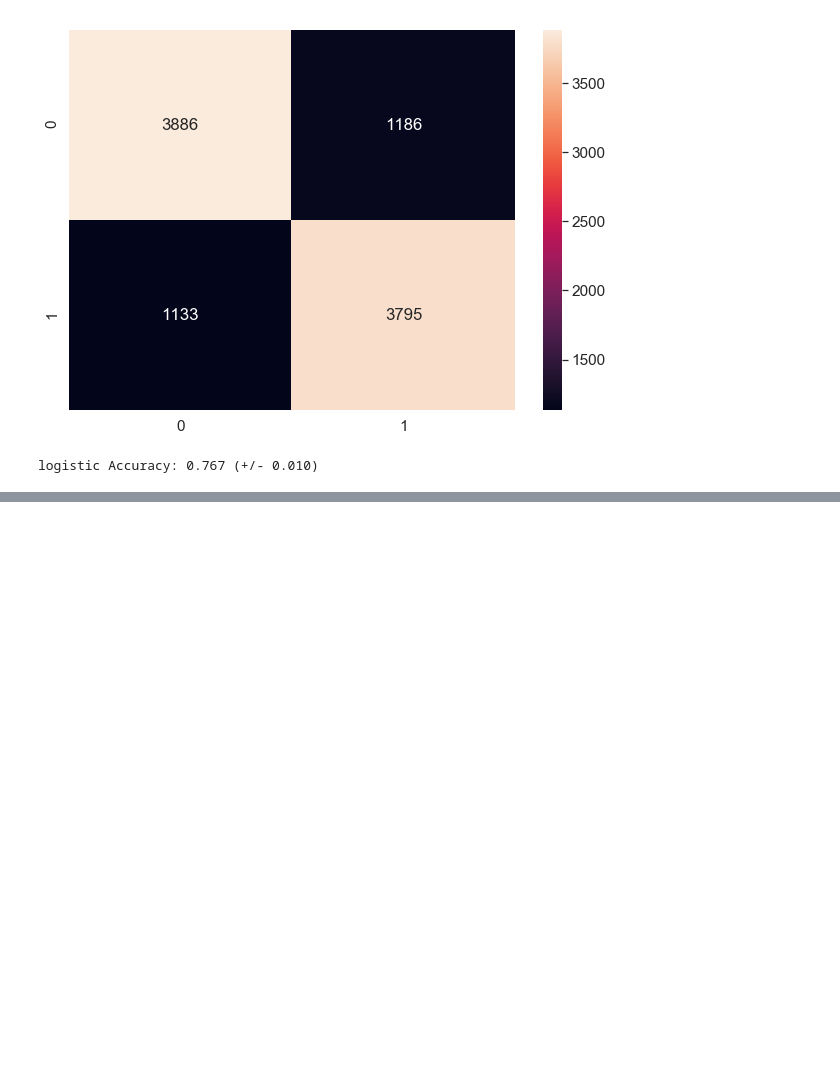
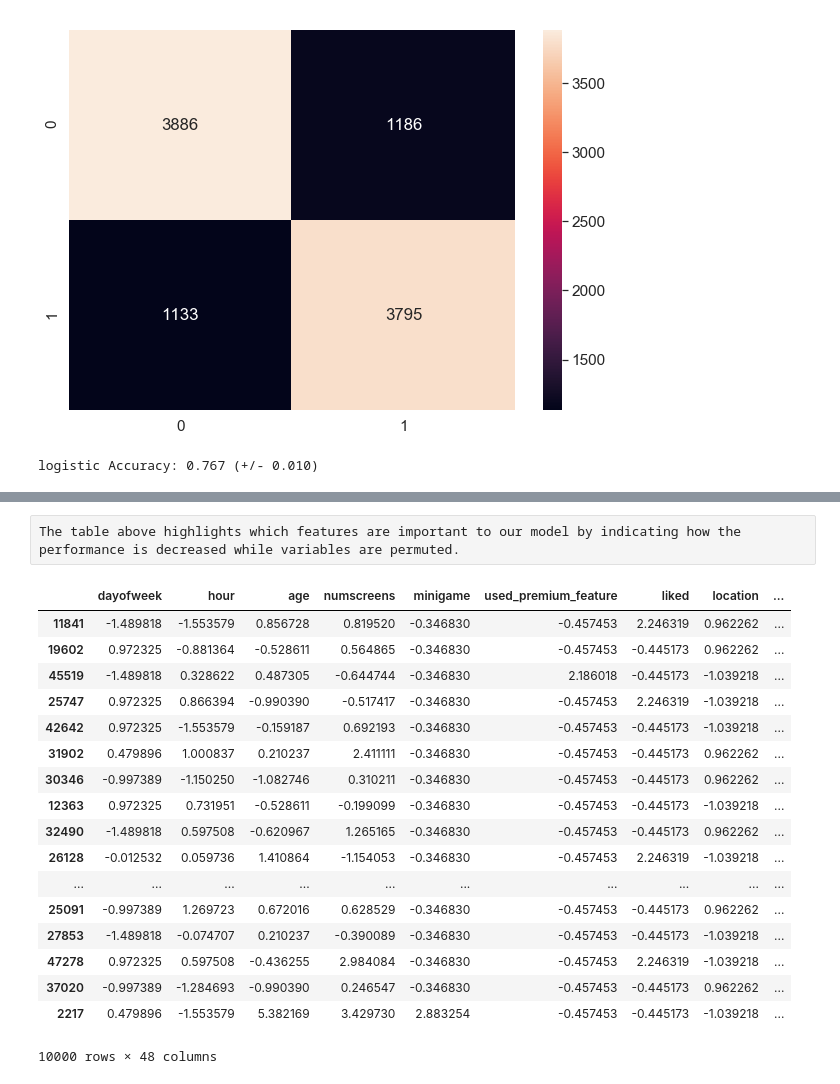
Before and after one commit to Membrik/subsusers_predict, a Jupyter notebook: 4. Analysis&Modelling/model.ipynb, the cells around one changed output, grey strips where cells are left out. Saved outputs shown, nothing was run; the diff lists cells and outputs as text; code cells hidden in the pictures; blank space fills up the shorter version.

Commit message:
model finalisation

```diff
--- a/4. Analysis&Modelling/model.ipynb
+++ b/4. Analysis&Modelling/model.ipynb
@@ -138,0 +186,23 @@ logistic Accuracy: 0.767 (+/- 0.010)
+# %% [raw]
+The table above highlights which features are important to our model by indicating how the performance is decreased while variables are permuted.
+# %%
+X_test
+# %% [output]
+|  | dayofweek | hour | age | numscreens | minigame | used_premium_feature | liked | location | ... |
+| 11841 | -1.489818 | -1.553579 | 0.856728 | 0.819520 | -0.346830 | -0.457453 | 2.246319 | 0.962262 | ... |
+| 19602 | 0.972325 | -0.881364 | -0.528611 | 0.564865 | -0.346830 | -0.457453 | -0.445173 | 0.962262 | ... |
+| 45519 | -1.489818 | 0.328622 | 0.487305 | -0.644744 | -0.346830 | 2.186018 | -0.445173 | -1.039218 | ... |
+| 25747 | 0.972325 | 0.866394 | -0.990390 | -0.517417 | -0.346830 | -0.457453 | 2.246319 | -1.039218 | ... |
+| 42642 | 0.972325 | -1.553579 | -0.159187 | 0.692193 | -0.346830 | -0.457453 | -0.445173 | -1.039218 | ... |
+| 31902 | 0.479896 | 1.000837 | 0.210237 | 2.411111 | -0.346830 | -0.457453 | -0.445173 | 0.962262 | ... |
+| 30346 | -0.997389 | -1.150250 | -1.082746 | 0.310211 | -0.346830 | -0.457453 | -0.445173 | 0.962262 | ... |
+| 12363 | 0.972325 | 0.731951 | -0.528611 | -0.199099 | -0.346830 | -0.457453 | -0.445173 | -1.039218 | ... |
+| 32490 | -1.489818 | 0.597508 | -0.620967 | 1.265165 | -0.346830 | -0.457453 | -0.445173 | 0.962262 | ... |
+| 26128 | -0.012532 | 0.059736 | 1.410864 | -1.154053 | -0.346830 | -0.457453 | 2.246319 | -1.039218 | ... |
+| ... | ... | ... | ... | ... | ... | ... | ... | ... | ... |
+| 25091 | -0.997389 | 1.269723 | 0.672016 | 0.628529 | -0.346830 | -0.457453 | -0.445173 | 0.962262 | ... |
+| 27853 | -1.489818 | -0.074707 | 0.210237 | -0.390089 | -0.346830 | -0.457453 | -0.445173 | -1.039218 | ... |
+| 47278 | 0.972325 | 0.597508 | -0.436255 | 2.984084 | -0.346830 | -0.457453 | 2.246319 | -1.039218 | ... |
+| 37020 | -0.997389 | -1.284693 | -0.990390 | 0.246547 | -0.346830 | -0.457453 | -0.445173 | 0.962262 | ... |
+| 2217 | 0.479896 | -1.553579 | 5.382169 | 3.429730 | 2.883254 | -0.457453 | -0.445173 | -1.039218 | ... |
+10000 rows × 48 columns
```
Also changed, not shown: parts of 8 cells of this notebook.
